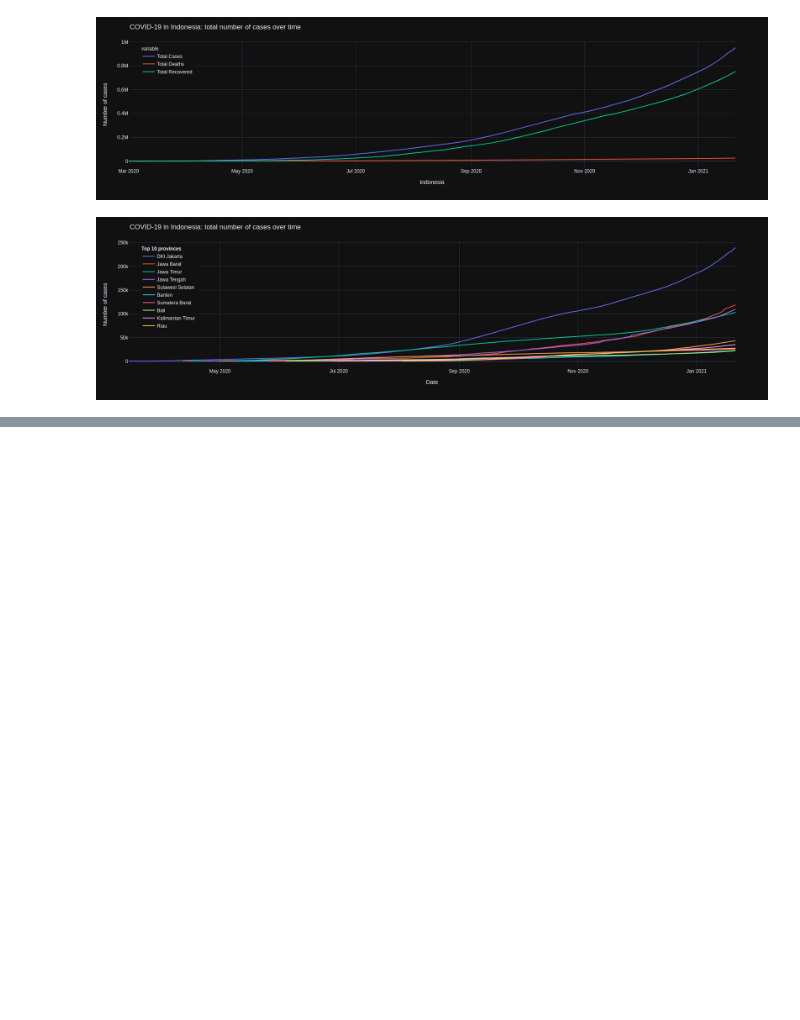
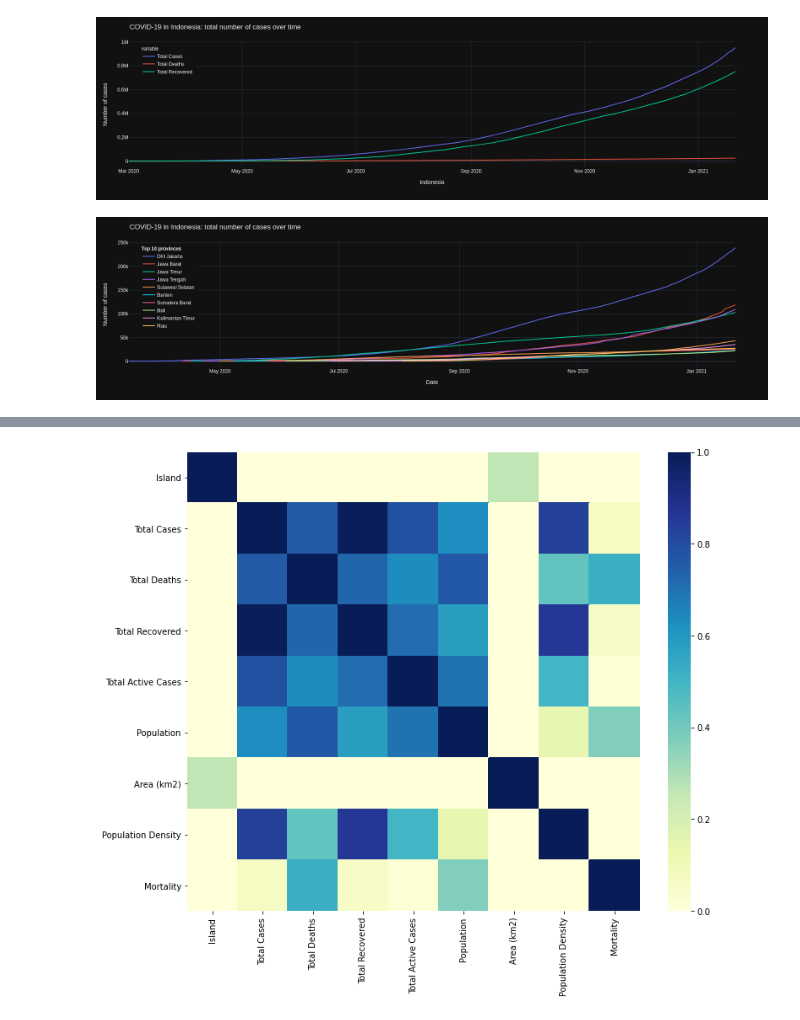
Before and after one commit to miftakhulaziz03/kmeans-clustering-covid19-id, a Jupyter notebook: kmeans-clustering-covid19-indonesia.ipynb, the cells around one changed output, grey strips where cells are left out. Drawn from its saved outputs; the diff is of its cells as text; code cells hidden in the pictures; blank space fills up the shorter version.

```diff
--- a/kmeans-clustering-covid19-indonesia.ipynb
+++ b/kmeans-clustering-covid19-indonesia.ipynb
@@ -199,0 +200,9 @@ vis_hmap.show()
+# %%
+t.replace({'Jawa': 0, 'Sulawesi': 1, 'Kalimantan': 2, 'Sumatera': 3, 'Maluku': 4, 'Papua': 5, 'Nusa Tenggara': 6},
+          inplace=True)
+
+fig, ax = plt.subplots(figsize=(12, 10))
+sns.heatmap(t.corr(), vmin=0, cmap='YlGnBu')
+plt.show()
+# %% [output]
+[figure, added]
```
Also changed, not shown: parts of 1 cell of this notebook.
